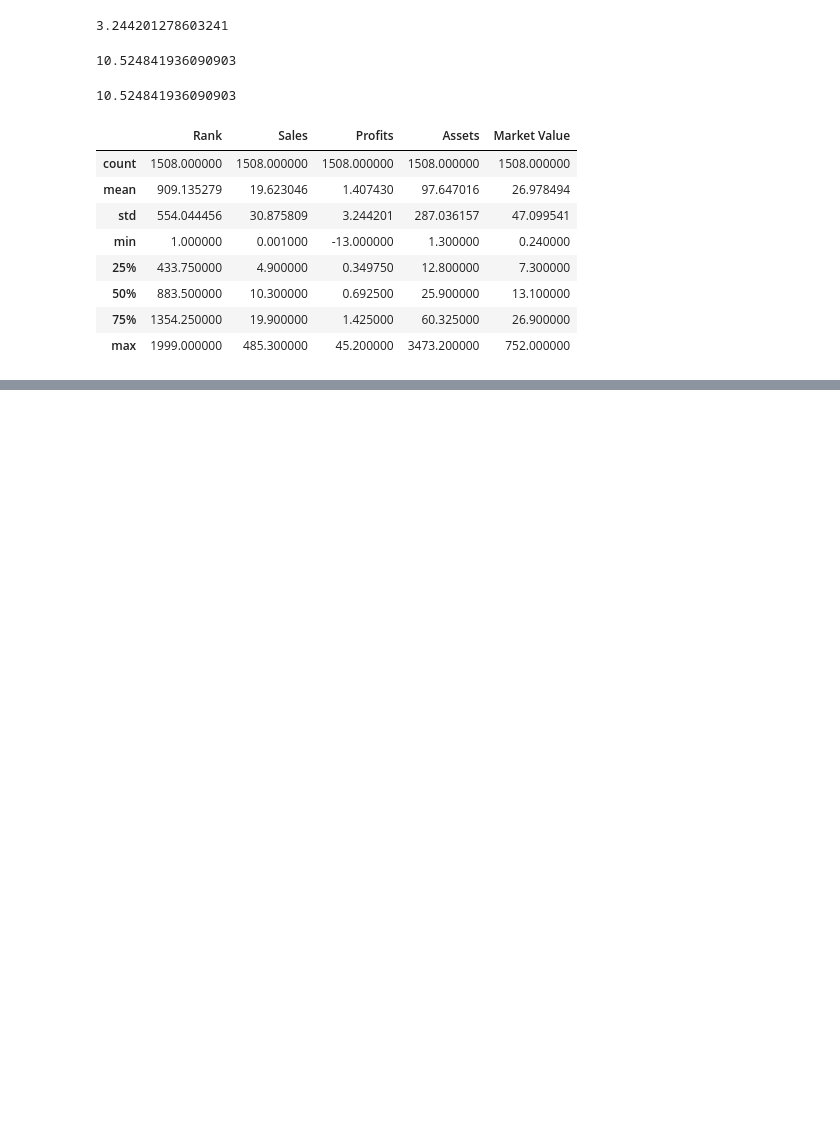
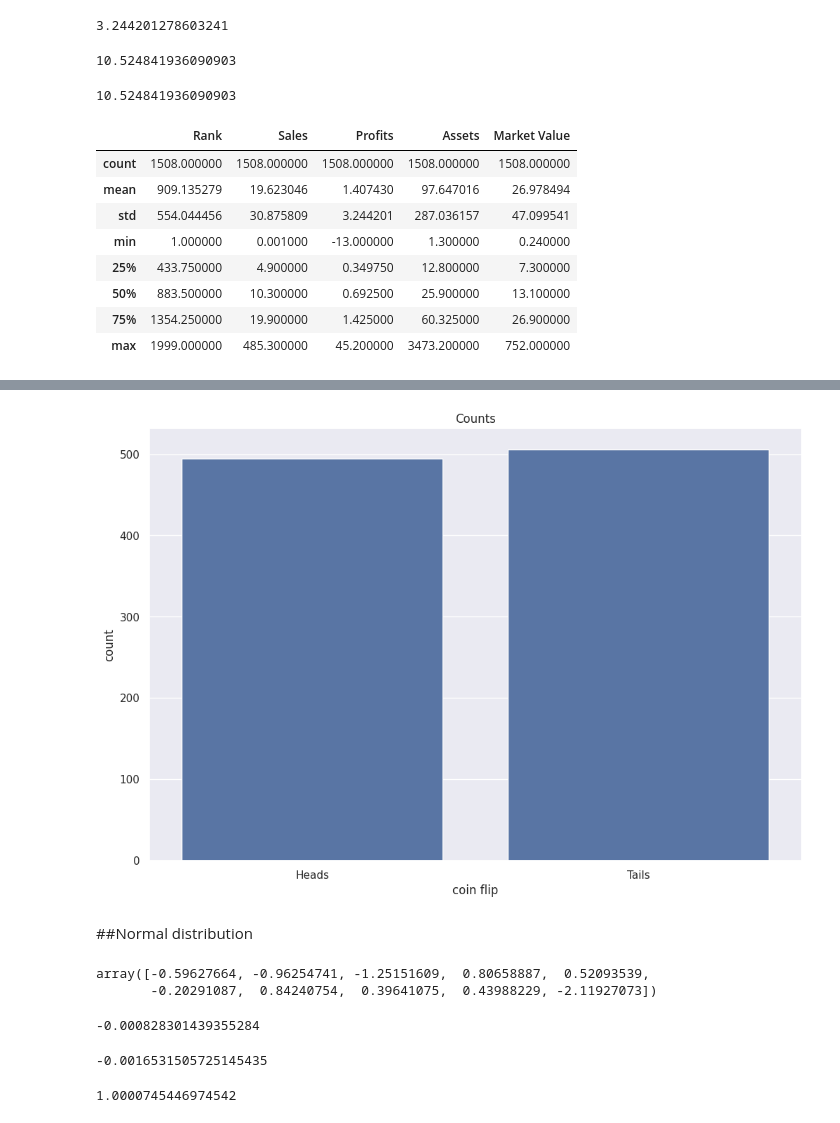
Before and after one commit to santhimaddipudi/ML_Handson, a Jupyter notebook: Statistics_for_ML.ipynb, the cells around one changed output, grey strips where cells are left out. Saved outputs shown, nothing was run; the diff lists cells and outputs as text; code cells hidden in the pictures; blank space fills up the shorter version.

```diff
--- a/Statistics_for_ML.ipynb
+++ b/Statistics_for_ML.ipynb
@@ -192,0 +199,8 @@ forbes_data.describe()
+# %%
+def flip(n):
+
+    result=[]
+    for i in range(1,n+1):
+      result.append(random.choice(["Heads","Tails"]))
+
+    return result
@@ -192,0 +221,34 @@ forbes_data.describe()
+# %%
+result=flip(1000)
+plt.figure(figsize=(12, 8))
+
+sns.countplot(x=result)
+
+plt.title('Counts')
+plt.xlabel('coin flip')
+plt.show()
+# %% [output]
+[figure, added]
+# %% [markdown]
+##Normal distribution
+# %%
+normal_dist_data=np.random.normal(loc=0,scale=1,size=100000)#this method will generate normally distributed data  mean:0 and std=1
+normal_dist_data[:10]
+# %% [output]
+array([-0.59627664, -0.96254741, -1.25151609,  0.80658887,  0.52093539,
+       -0.20291087,  0.84240754,  0.39641075,  0.43988229, -2.11927073])
+# %%
+sample_mean=np.mean(normal_dist_data)
+sample_mean
+# %% [output]
+-0.000828301439355284
+# %%
+sample_med=np.median(normal_dist_data)
+sample_med
+# %% [output]
+-0.0016531505725145435
+# %%
+sample_stdev=np.std(normal_dist_data) ##close to 1
+sample_stdev
+# %% [output]
+1.0000745446974542
```
Also changed, not shown: parts of 63 cells of this notebook.
